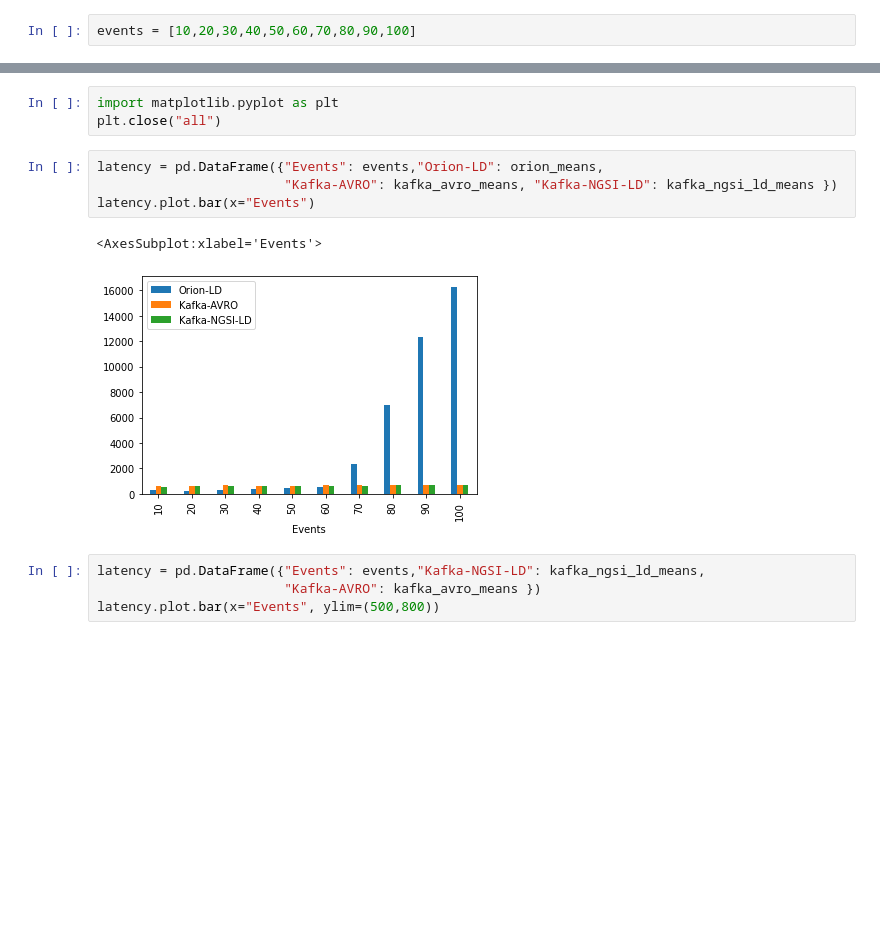
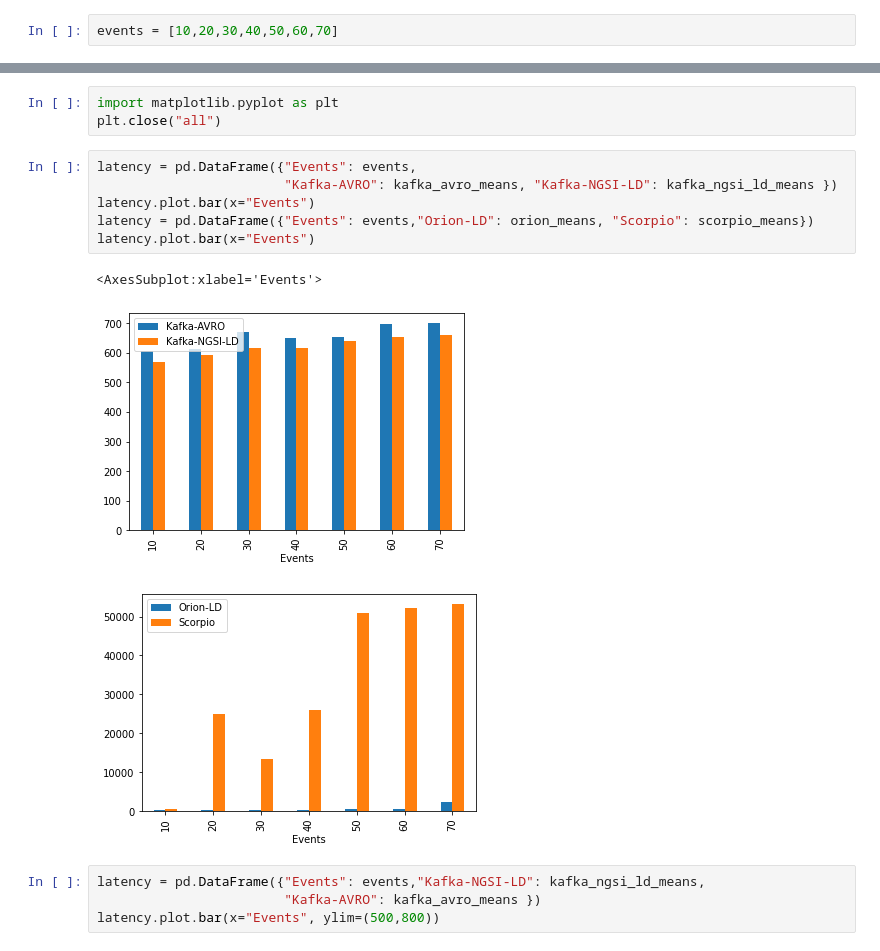
Before and after one commit to giros-dit/cim-prometheus-pipelines, a Jupyter notebook: Experiments.ipynb, the cells around one changed output, grey strips where cells are left out. Saved outputs shown, nothing was run; the diff lists cells and outputs as text; blank space fills up the shorter version.

```diff
--- a/Experiments.ipynb
+++ b/Experiments.ipynb
@@ -14,7 +14,7 @@ pd.set_option('display.float_format', lambda x: '%.3f' % x)
 # %% [markdown]
 Set list with number events per second configured for each experiment.
 # %%
-events = [10,20,30,40,50,60,70,80,90,100]
+events = [10,20,30,40,50,60,70]
 # %% [markdown]
 ### Scorpio
 # %%
@@ -130,12 +129,15 @@ Once the datasets haven prepared, move on to creating some plots.
 import matplotlib.pyplot as plt
 plt.close("all")
 # %%
-latency = pd.DataFrame({"Events": events,"Orion-LD": orion_means,
+latency = pd.DataFrame({"Events": events,
                         "Kafka-AVRO": kafka_avro_means, "Kafka-NGSI-LD": kafka_ngsi_ld_means })
 latency.plot.bar(x="Events")
+latency = pd.DataFrame({"Events": events,"Orion-LD": orion_means, "Scorpio": scorpio_means})
+latency.plot.bar(x="Events")
 # %% [output]
 <AxesSubplot:xlabel='Events'>
-[figure, old version]
+[figure, new version]
+[figure, added]
 # %%
 latency = pd.DataFrame({"Events": events,"Kafka-NGSI-LD": kafka_ngsi_ld_means,
                         "Kafka-AVRO": kafka_avro_means })
```
Also changed, not shown: parts of 4 cells of this notebook.
